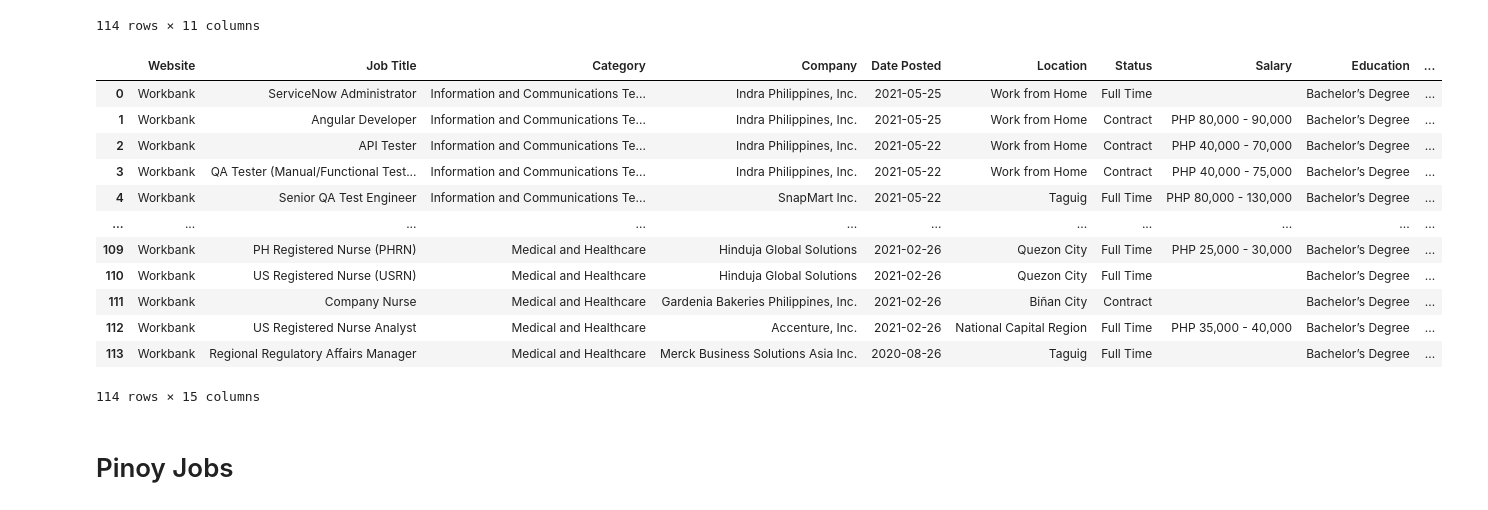
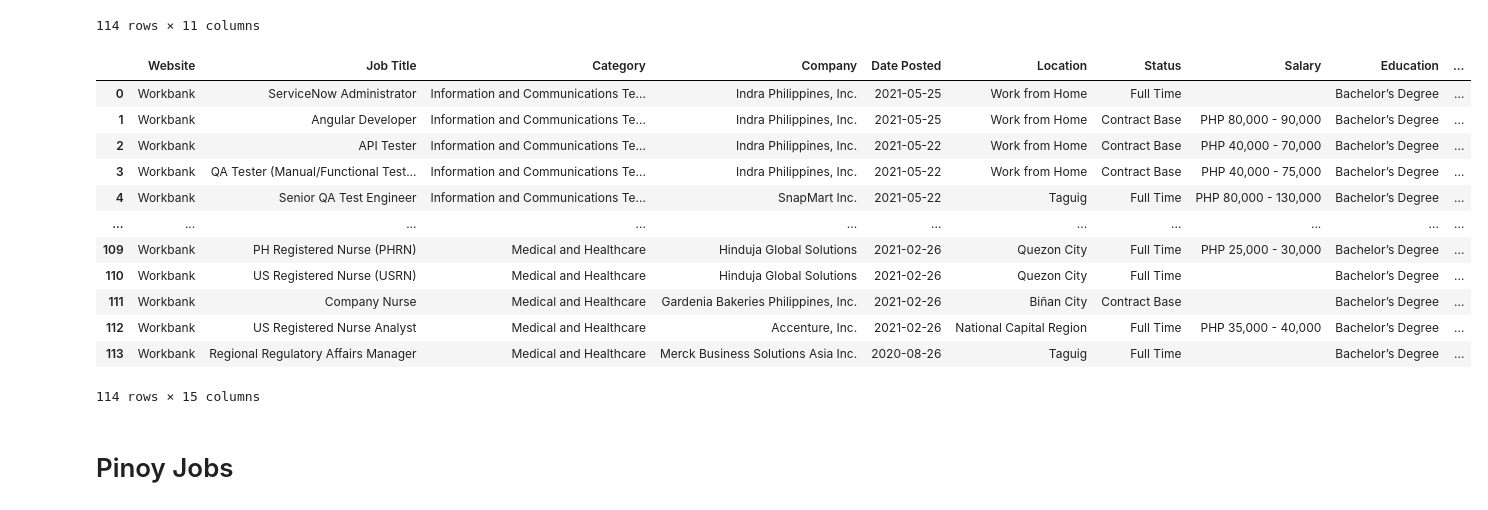
Before and after one commit to mcbsanchez/Trifacta-DATAPRE, a Jupyter notebook: MCO1/Trifacta_Jobs_Compiled.ipynb, the cells around one changed output. Saved outputs shown, nothing was run; the diff lists cells and outputs as text; code cells hidden in the pictures.

```diff
--- a/MCO1/Trifacta_Jobs_Compiled.ipynb
+++ b/MCO1/Trifacta_Jobs_Compiled.ipynb
@@ -538,27 +549,21 @@ workbank_df_json["Date Posted"] = new_date_posted
 # %%
 workbank_df_json["Min Salary"]= workbank_df_json["Salary"].apply(salary_seperatorinator_MIN)
 workbank_df_json["Max Salary"]= workbank_df_json["Salary"].apply(salary_seperatorinator_MAX)
 workbank_df_json["Min Years of Work Expirience"]= workbank_df_json["Years of Work Expirience"].apply(expirience_inator_MIN)
 workbank_df_json["Max Years of Work Expirience"]= workbank_df_json["Years of Work Expirience"].apply(expirience_inator_Max)
+workbank_df_json["Status"]= workbank_df_json["Status"].apply(status_cleanator_workbank)
 workbank_df_json
-data = workbank_df_json.to_json(orient='records')
-parsed = json.loads(data)
-json.dumps(parsed, indent=4)
-with open('workbank_df_json_clean.json', 'w') as json_file:
-    json.dump(parsed, json_file)
+# %% [output]
+|  | Website | Job Title | Category | Company | Date Posted | Location | Status | Salary | Education | ... |
+| 0 | Workbank | ServiceNow Administrator | Information and Communications Te... | Indra Philippines, Inc. | 2021-05-25 | Work from Home | Full Time |  | Bachelor’s Degree | ... |
+| 1 | Workbank | Angular Developer | Information and Communications Te... | Indra Philippines, Inc. | 2021-05-25 | Work from Home | Contract Base | PHP 80,000 - 90,000 | Bachelor’s Degree | ... |
+| 2 | Workbank | API Tester | Information and Communications Te... | Indra Philippines, Inc. | 2021-05-22 | Work from Home | Contract Base | PHP 40,000 - 70,000 | Bachelor’s Degree | ... |
+| 3 | Workbank | QA Tester (Manual/Functional Test... | Information and Communications Te... | Indra Philippines, Inc. | 2021-05-22 | Work from Home | Contract Base | PHP 40,000 - 75,000 | Bachelor’s Degree | ... |
+| 4 | Workbank | Senior QA Test Engineer | Information and Communications Te... | SnapMart Inc. | 2021-05-22 | Taguig | Full Time | PHP 80,000 - 130,000 | Bachelor’s Degree | ... |
+| ... | ... | ... | ... | ... | ... | ... | ... | ... | ... | ... |
+| 109 | Workbank | PH Registered Nurse (PHRN) | Medical and Healthcare | Hinduja Global Solutions | 2021-02-26 | Quezon City | Full Time | PHP 25,000 - 30,000 | Bachelor’s Degree | ... |
+| 110 | Workbank | US Registered Nurse (USRN) | Medical and Healthcare | Hinduja Global Solutions | 2021-02-26 | Quezon City | Full Time |  | Bachelor’s Degree | ... |
+| 111 | Workbank | Company Nurse | Medical and Healthcare | Gardenia Bakeries Philippines, Inc. | 2021-02-26 | Biñan City | Contract Base |  | Bachelor’s Degree | ... |
+| 112 | Workbank | US Registered Nurse Analyst | Medical and Healthcare | Accenture, Inc. | 2021-02-26 | National Capital Region | Full Time | PHP 35,000 - 40,000 | Bachelor’s Degree | ... |
+| 113 | Workbank | Regional Regulatory Affairs Manager | Medical and Healthcare | Merck Business Solutions Asia Inc. | 2020-08-26 | Taguig | Full Time |  | Bachelor’s Degree | ... |
+114 rows × 15 columns
-# %%
-workbank_df_json
-# %% [output]
-|  | Website | Job Title | Category | Company | Date Posted | Location | Status | Salary | Education | ... |
-| 0 | Workbank | ServiceNow Administrator | Information and Communications Te... | Indra Philippines, Inc. | 2021-05-25 | Work from Home | Full Time |  | Bachelor’s Degree | ... |
-| 1 | Workbank | Angular Developer | Information and Communications Te... | Indra Philippines, Inc. | 2021-05-25 | Work from Home | Contract | PHP 80,000 - 90,000 | Bachelor’s Degree | ... |
-| 2 | Workbank | API Tester | Information and Communications Te... | Indra Philippines, Inc. | 2021-05-22 | Work from Home | Contract | PHP 40,000 - 70,000 | Bachelor’s Degree | ... |
-| 3 | Workbank | QA Tester (Manual/Functional Test... | Information and Communications Te... | Indra Philippines, Inc. | 2021-05-22 | Work from Home | Contract | PHP 40,000 - 75,000 | Bachelor’s Degree | ... |
-| 4 | Workbank | Senior QA Test Engineer | Information and Communications Te... | SnapMart Inc. | 2021-05-22 | Taguig | Full Time | PHP 80,000 - 130,000 | Bachelor’s Degree | ... |
-| ... | ... | ... | ... | ... | ... | ... | ... | ... | ... | ... |
-| 109 | Workbank | PH Registered Nurse (PHRN) | Medical and Healthcare | Hinduja Global Solutions | 2021-02-26 | Quezon City | Full Time | PHP 25,000 - 30,000 | Bachelor’s Degree | ... |
-| 110 | Workbank | US Registered Nurse (USRN) | Medical and Healthcare | Hinduja Global Solutions | 2021-02-26 | Quezon City | Full Time |  | Bachelor’s Degree | ... |
-| 111 | Workbank | Company Nurse | Medical and Healthcare | Gardenia Bakeries Philippines, Inc. | 2021-02-26 | Biñan City | Contract |  | Bachelor’s Degree | ... |
-| 112 | Workbank | US Registered Nurse Analyst | Medical and Healthcare | Accenture, Inc. | 2021-02-26 | National Capital Region | Full Time | PHP 35,000 - 40,000 | Bachelor’s Degree | ... |
-| 113 | Workbank | Regional Regulatory Affairs Manager | Medical and Healthcare | Merck Business Solutions Asia Inc. | 2020-08-26 | Taguig | Full Time |  | Bachelor’s Degree | ... |
-114 rows × 15 columns
```
Also changed, not shown: parts of 37 cells of this notebook, 1 other file.
